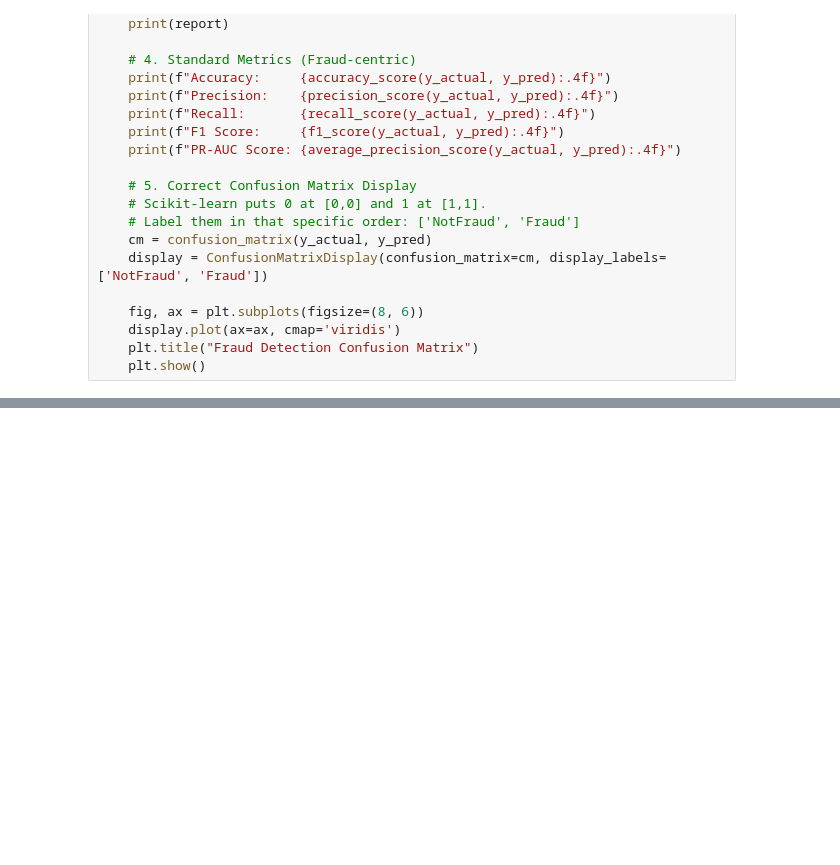
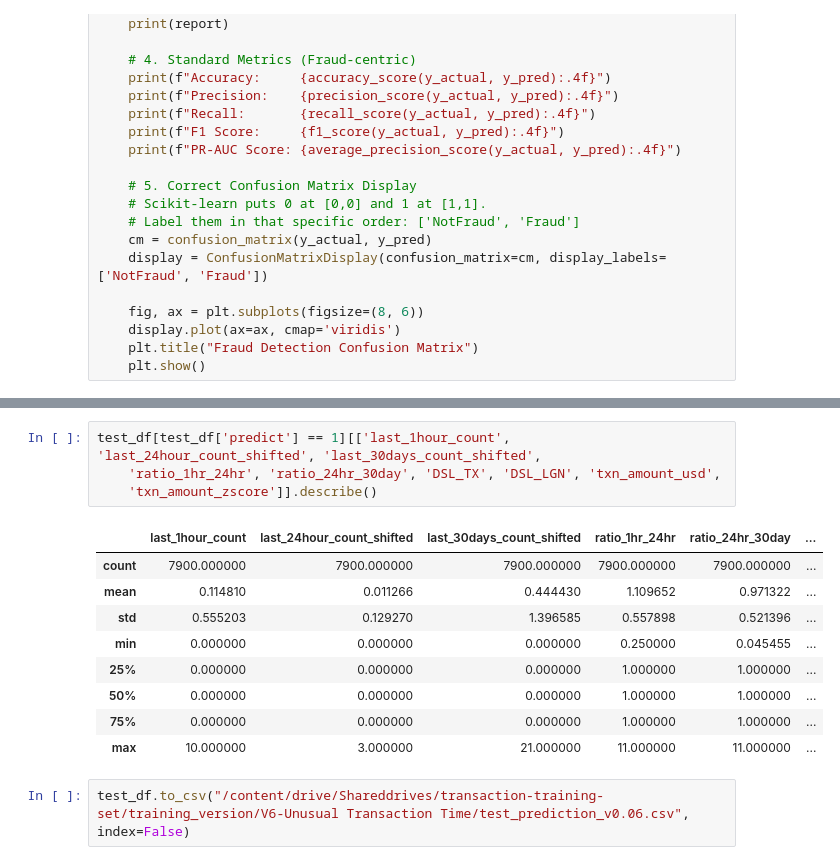
Before and after one commit to aravinth-xuno/fraud-detection-notebook, a Jupyter notebook: Pipeline_Model_Evaluation.ipynb, the cells around one changed output, grey strips where cells are left out. Saved outputs shown, nothing was run; the diff lists cells and outputs as text; blank space fills up the shorter version.

```diff
--- a/Pipeline_Model_Evaluation.ipynb
+++ b/Pipeline_Model_Evaluation.ipynb
@@ -106,0 +310,16 @@ plot_confusion_matrix(test_df["actual"], test_df["predict"])
+# %%
+test_df[test_df['predict'] == 1][['last_1hour_count', 'last_24hour_count_shifted', 'last_30days_count_shifted',
+    'ratio_1hr_24hr', 'ratio_24hr_30day', 'DSL_TX', 'DSL_LGN', 'txn_amount_usd',
+    'txn_amount_zscore']].describe()
+# %% [output]
+|  | last_1hour_count | last_24hour_count_shifted | last_30days_count_shifted | ratio_1hr_24hr | ratio_24hr_30day | ... |
+| count | 7900.000000 | 7900.000000 | 7900.000000 | 7900.000000 | 7900.000000 | ... |
+| mean | 0.114810 | 0.011266 | 0.444430 | 1.109652 | 0.971322 | ... |
+| std | 0.555203 | 0.129270 | 1.396585 | 0.557898 | 0.521396 | ... |
+| min | 0.000000 | 0.000000 | 0.000000 | 0.250000 | 0.045455 | ... |
+| 25% | 0.000000 | 0.000000 | 0.000000 | 1.000000 | 1.000000 | ... |
+| 50% | 0.000000 | 0.000000 | 0.000000 | 1.000000 | 1.000000 | ... |
+| 75% | 0.000000 | 0.000000 | 0.000000 | 1.000000 | 1.000000 | ... |
+| max | 10.000000 | 3.000000 | 21.000000 | 11.000000 | 11.000000 | ... |
+# %%
+test_df.to_csv("/content/drive/Shareddrives/transaction-training-set/training_version/V6-Unusual Transaction Time/test_prediction_v0.06.csv", index=False)
```
Also changed, not shown: parts of 28 cells of this notebook.
